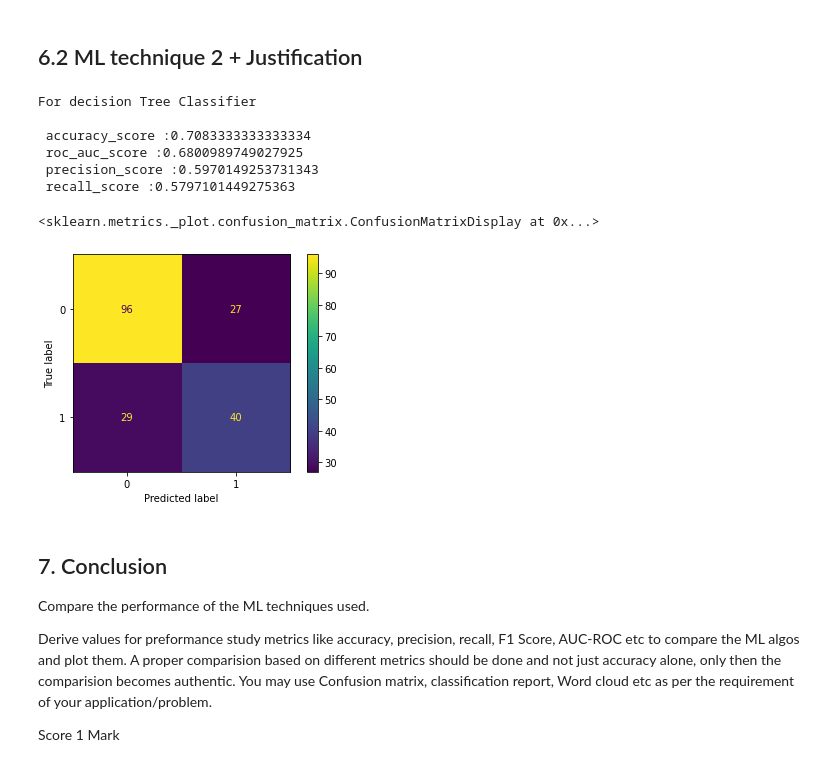
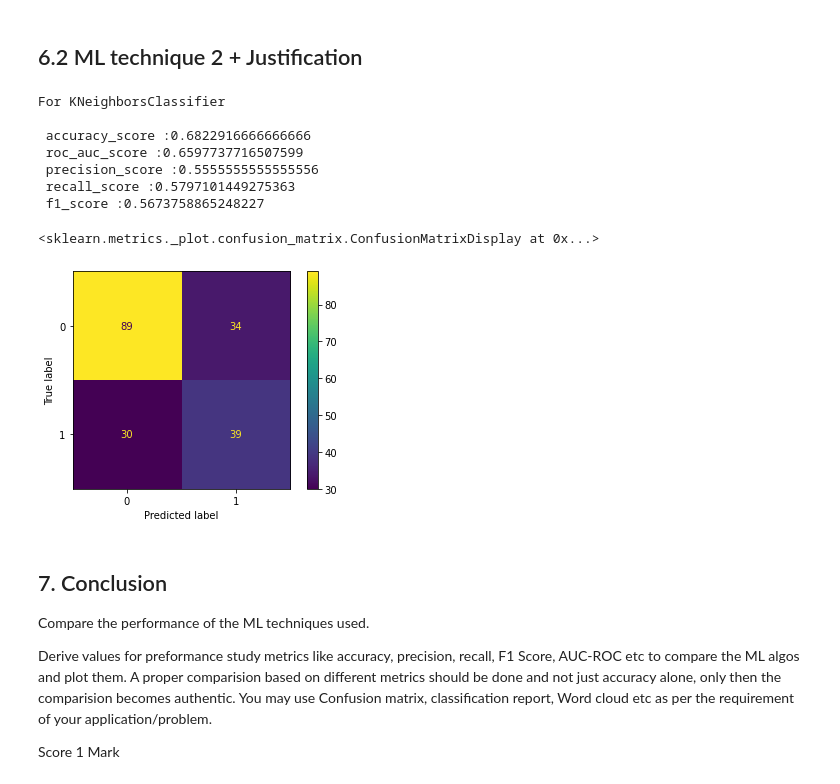
Before and after one commit to kishankumar09ei/IDS_Assignemnent1, a Jupyter notebook: IDS_Assignment_Template.ipynb, the cells around one changed output. Drawn from its saved outputs; the diff is of its cells as text; code cells hidden in the pictures.

```diff
--- a/IDS_Assignment_Template.ipynb
+++ b/IDS_Assignment_Template.ipynb
@@ -843,28 +851,29 @@ plot_confusion_matrix(dtree,X_test_scaled,y_test,display_labels=[0,1])
 ## using Decision Tree classifier
 
 from sklearn.neighbors import KNeighborsClassifier
-knn= KNeighborsClassifier(n_neighbors=5)
+knn= KNeighborsClassifier(n_neighbors=3)
 knn.fit(X_train_scaled,y_train)
-y_pred=dtree.predict(X_test_scaled)
+y_pred=knn.predict(X_test_scaled)
 # %%
 from sklearn.metrics import roc_auc_score,accuracy_score,precision_score,recall_score
 
 print(f"For KNeighborsClassifier  \n \n accuracy_score :{accuracy_score(y_test,y_pred)}\n roc_auc_score :{roc_auc_score(y_test,y_pred)}\n \
-precision_score :{precision_score(y_test,y_pred)} \n recall_score :{recall_score(y_test,y_pred)}")
+precision_score :{precision_score(y_test,y_pred)} \n recall_score :{recall_score(y_test,y_pred)}\n f1_score :{f1_score(y_test,y_pred)}\n")
 # %% [output]
-For decision Tree Classifier
+For KNeighborsClassifier
 
- accuracy_score :0.7083333333333334
- roc_auc_score :0.6800989749027925
- precision_score :0.5970149253731343
+ accuracy_score :0.6822916666666666
+ roc_auc_score :0.6597737716507599
+ precision_score :0.5555555555555556
  recall_score :0.5797101449275363
+ f1_score :0.5673758865248227
 # %%
 from sklearn.metrics import plot_confusion_matrix,roc_curve,auc
 
-plot_confusion_matrix(dtree,X_test_scaled,y_test,display_labels=[0,1])
+plot_confusion_matrix(knn,X_test_scaled,y_test,display_labels=[0,1])
 # %% [output]
 <sklearn.metrics._plot.confusion_matrix.ConfusionMatrixDisplay at 0x...>
-[figure, old version]
+[figure, new version]
 # %% [markdown]
 ## 7. Conclusion
 
```
Also changed, not shown: parts of 14 cells of this notebook.
